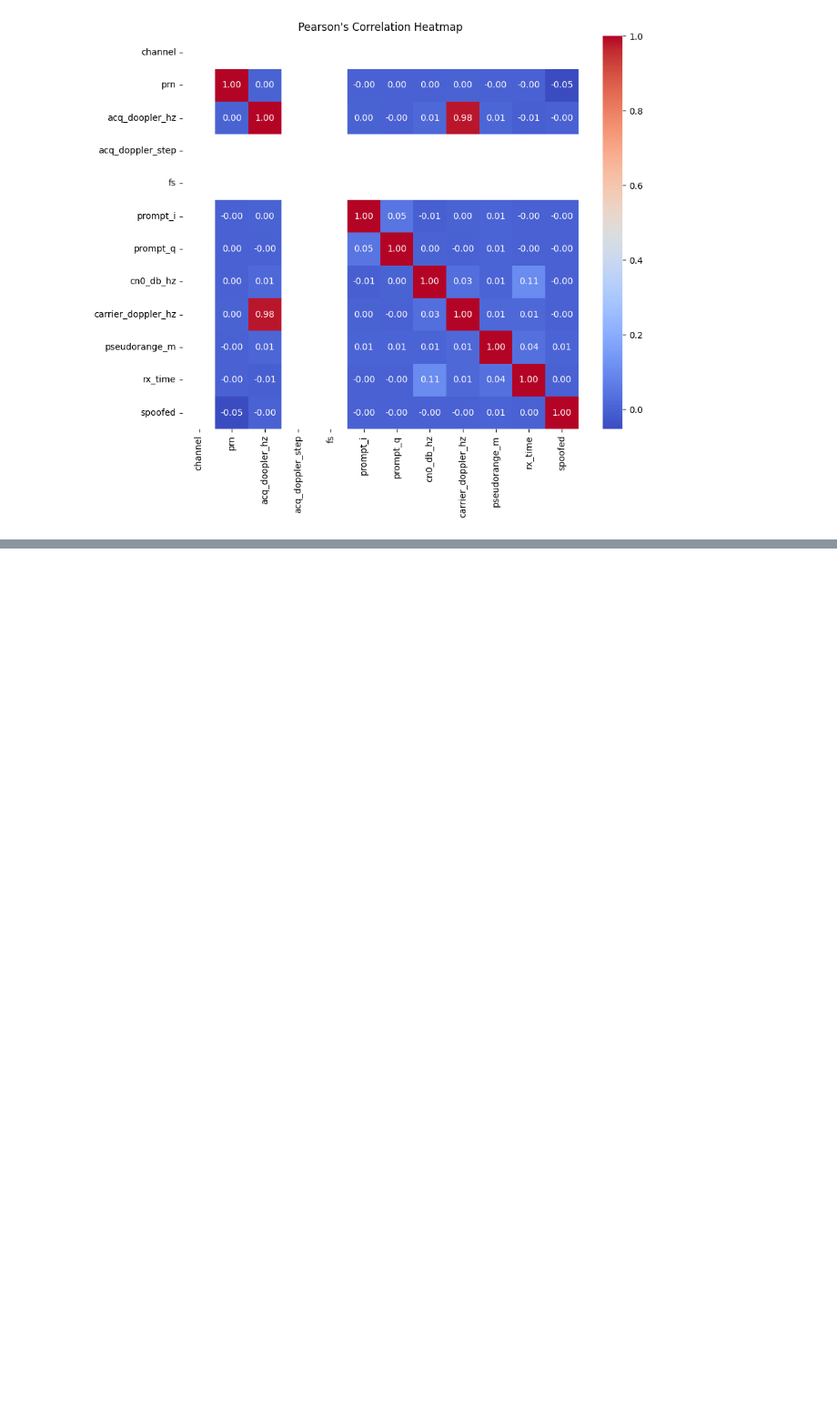
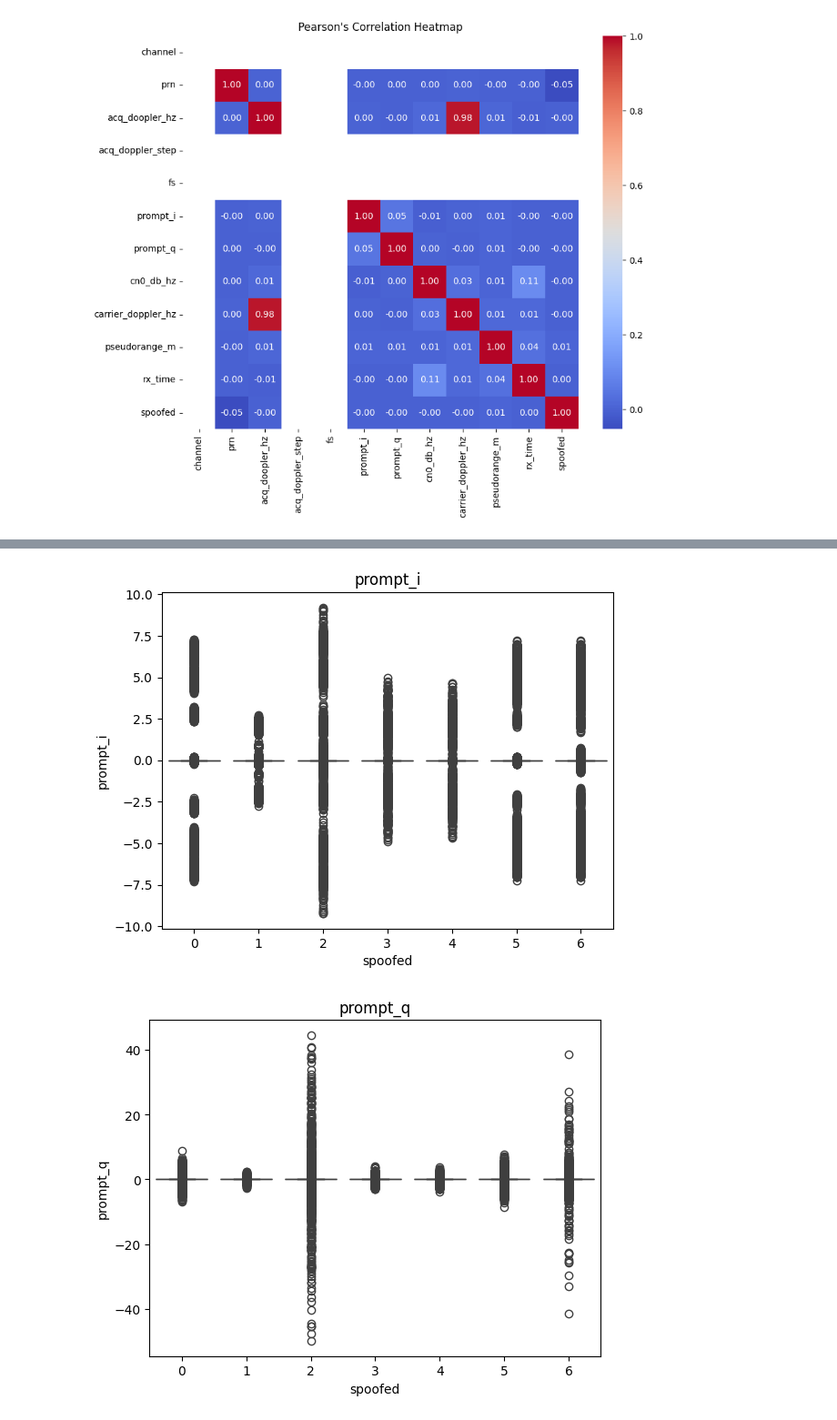
Before and after one commit to nicholastey/gnss_spoof_detector, a Jupyter notebook: spoof_detector/new.ipynb, the cells around one changed output, grey strips where cells are left out. Shown at 91% size. Saved outputs shown, nothing was run; the diff lists cells and outputs as text; code cells hidden in the pictures; blank space fills up the shorter version.

```diff
--- a/spoof_detector/new.ipynb
+++ b/spoof_detector/new.ipynb
@@ -219,0 +287,8 @@ X_train
+# %%
+for col in X.columns:
+    sns.boxplot(x=y, y=X[col])
+    plt.title(col)
+    plt.show()
+# %% [output]
+[figure, added]
+[figure, added]
```
Also changed, not shown: parts of 21 cells of this notebook.
